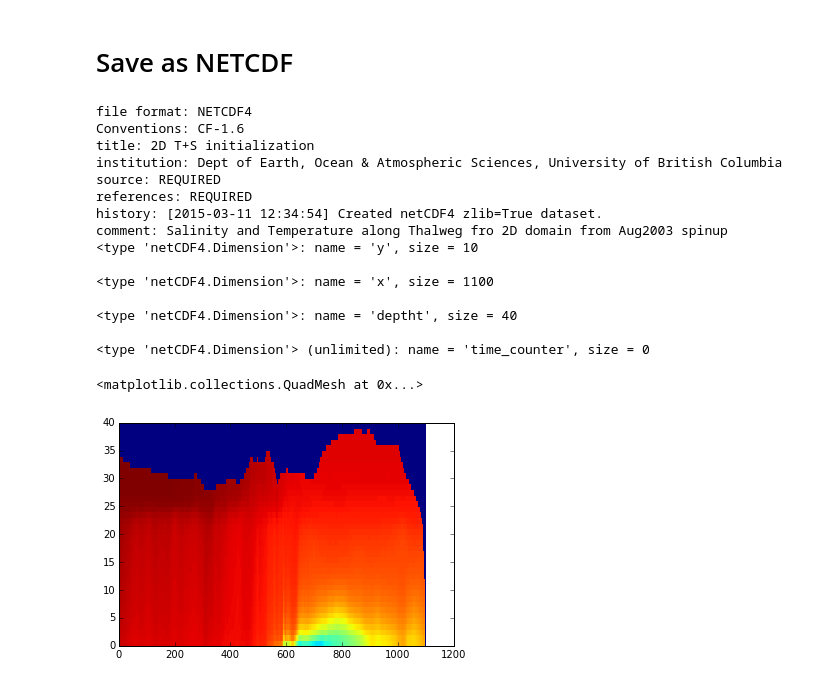
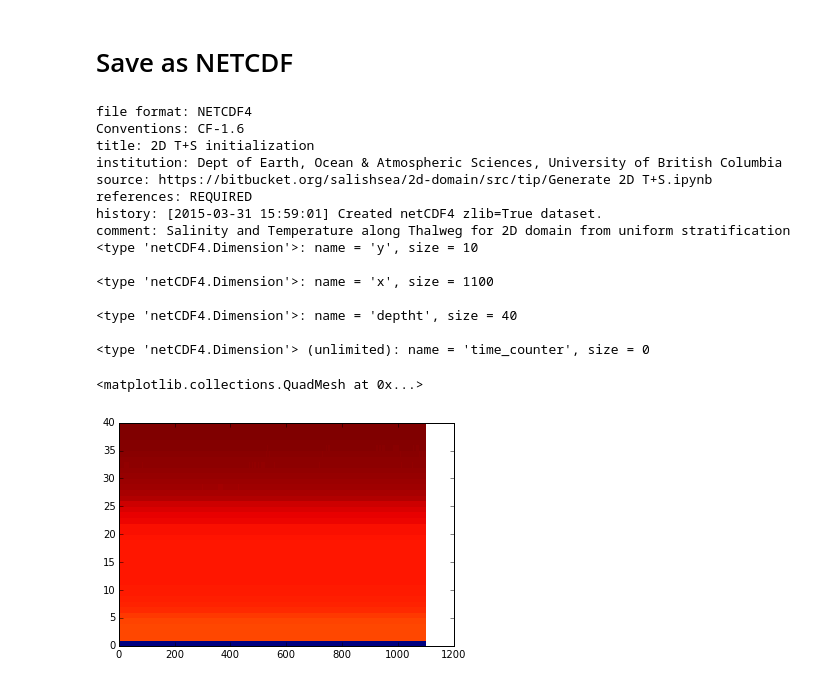
Before and after one commit to SalishSeaCast/2d-domain, a Jupyter notebook: notebooks/Generate_2D_T+S.ipynb, the cells around one changed output. Saved outputs shown, nothing was run; the diff lists cells and outputs as text; code cells hidden in the pictures.

```diff
--- a/notebooks/Generate_2D_T+S.ipynb
+++ b/notebooks/Generate_2D_T+S.ipynb
@@ -144,7 +147,7 @@ nc_tools.init_dataset_attrs(
     title='2D T+S initialization',
     notebook_name='Generate 2D T+S.ipynb',
     nc_filepath='/data/nsoontie/MEOPAR/2Ddomain/notebooks/TS_{}.nc'.format(date),
-    comment='Salinity and Temperature along Thalweg fro 2D domain from {} spinup'.format(date))
+    comment='Salinity and Temperature along Thalweg for 2D domain from {} stratification'.format(date))
 new_TS.createDimension('y', 10)
 new_TS.createDimension('x', 1100)
 new_TS.createDimension('deptht',size = len(dspin))
@@ -185,10 +188,10 @@ file format: NETCDF4
 Conventions: CF-1.6
 title: 2D T+S initialization
 institution: Dept of Earth, Ocean & Atmospheric Sciences, University of British Columbia
-source: REQUIRED
+source: https://bitbucket.org/salishsea/2d-domain/src/tip/Generate 2D T+S.ipynb
 references: REQUIRED
-history: [2015-03-11 12:34:54] Created netCDF4 zlib=True dataset.
-comment: Salinity and Temperature along Thalweg fro 2D domain from Aug2003 spinup
+history: [2015-03-31 15:59:01] Created netCDF4 zlib=True dataset.
+comment: Salinity and Temperature along Thalweg for 2D domain from uniform stratification
 <type 'netCDF4.Dimension'>: name = 'y', size = 10
 
 <type 'netCDF4.Dimension'>: name = 'x', size = 1100
@@ -199,9 +202,9 @@ comment: Salinity and Temperature along Thalweg fro 2D domain from Aug2003 spinu
 # %%
 new_TS.close()
 # %%
-new=nc.Dataset('../TS_Aug2003.nc')
+new=nc.Dataset('../TS_uniform.nc')
 sal=new.variables['vosaline']
 plt.pcolormesh(sal[0,:,0,:])
 # %% [output]
 <matplotlib.collections.QuadMesh at 0x...>
-[figure, old version]
+[figure, new version]
```
Also changed, not shown: parts of 7 cells of this notebook.
